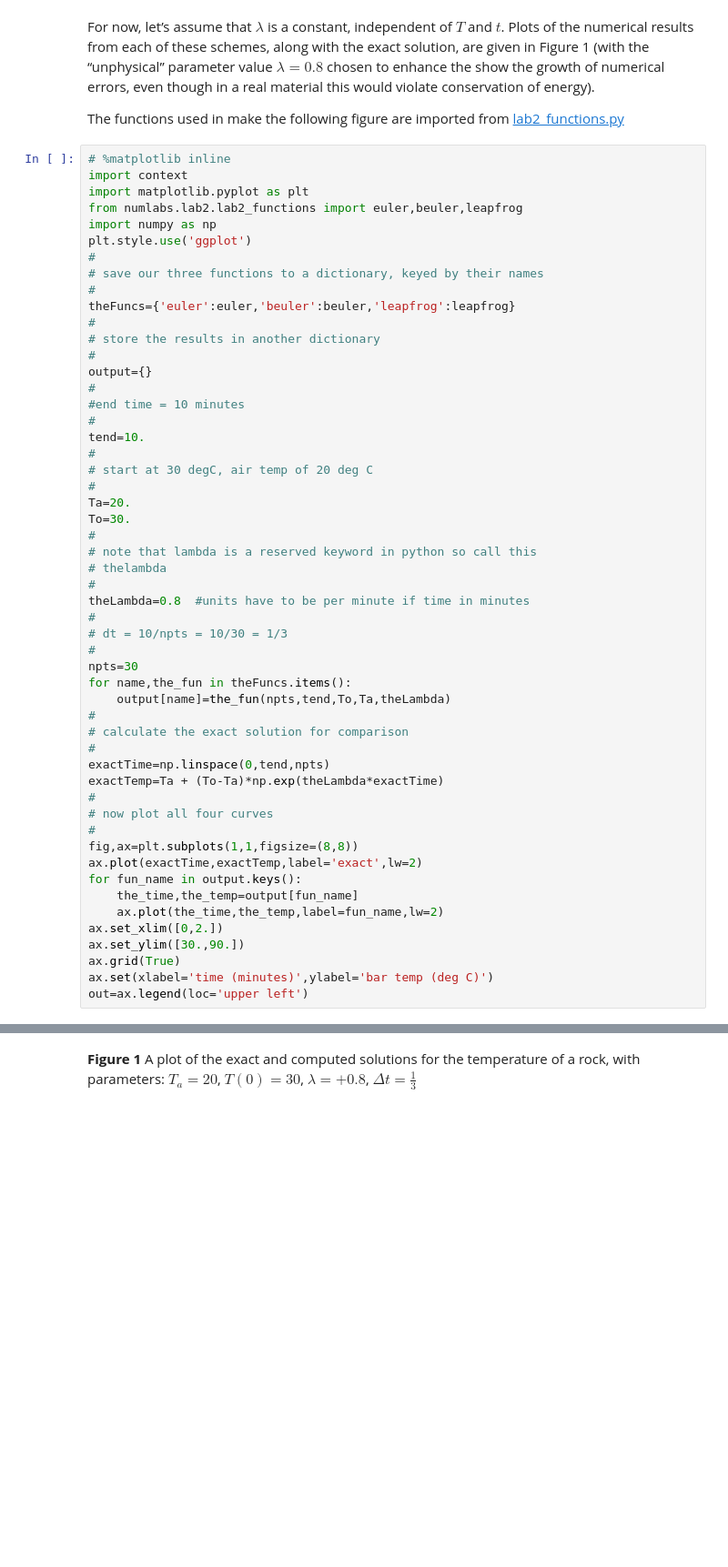
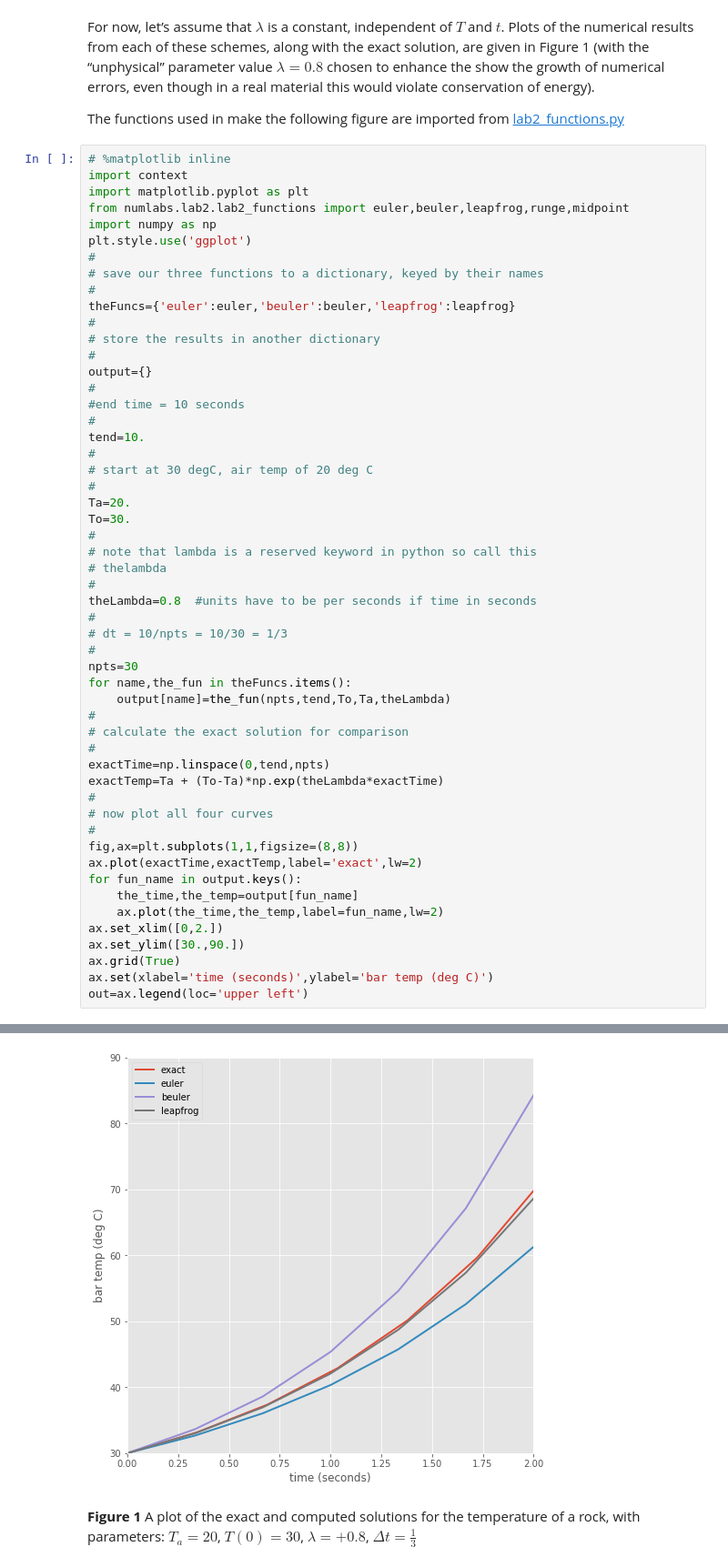
Before and after one commit to cerodell/numeric_students, a Jupyter notebook: numeric_notebooks/lab2/01-lab2-cr.ipynb, the cells around one changed output, grey strips where cells are left out. Shown at 91% size. Drawn from its saved outputs; the diff is of its cells as text; blank space fills up the shorter version.

```diff
--- a/numeric_notebooks/lab2/01-lab2-cr.ipynb
+++ b/numeric_notebooks/lab2/01-lab2-cr.ipynb
@@ -207,7 +207,7 @@
 # %matplotlib inline
 import context
 import matplotlib.pyplot as plt
-from numlabs.lab2.lab2_functions import euler,beuler,leapfrog
+from numlabs.lab2.lab2_functions import euler,beuler,leapfrog,runge,midpoint
 import numpy as np
 plt.style.use('ggplot')
 #
@@ -219,7 +219,7 @@ theFuncs={'euler':euler,'beuler':beuler,'leapfrog':leapfrog}
 #
 output={}
 #
-#end time = 10 minutes
+#end time = 10 seconds
 #
 tend=10.
 #
@@ -231,7 +231,7 @@ To=30.
 # note that lambda is a reserved keyword in python so call this
 # thelambda
 #
-theLambda=0.8  #units have to be per minute if time in minutes
+theLambda=0.8  #units have to be per seconds if time in seconds
 #
 # dt = 10/npts = 10/30 = 1/3
 #
@@ -254,5 +254,6 @@ for fun_name in output.keys():
 ax.set_xlim([0,2.])
 ax.set_ylim([30.,90.])
 ax.grid(True)
-ax.set(xlabel='time (minutes)',ylabel='bar temp (deg C)')
+ax.set(xlabel='time (seconds)',ylabel='bar temp (deg C)')
 out=ax.legend(loc='upper left')
+# %% [output]
@@ -259,3 +267,4 @@ out=ax.legend(loc='upper left')
+[figure, added]
 # %% [markdown]
  **Figure 1** A plot of the exact and computed solutions for the temperature of a
  rock, with parameters: $T_a=20$, $T(0)=30$, $\lambda= +0.8$,
```
Also changed, not shown: parts of 61 cells of this notebook, 2 other files.
